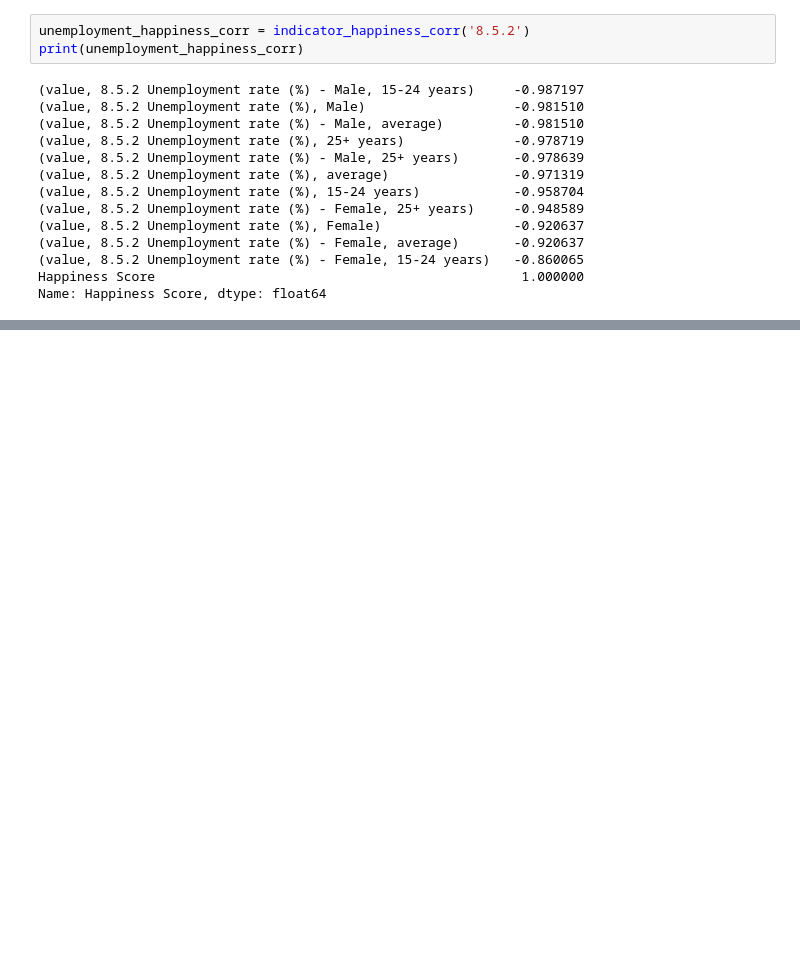
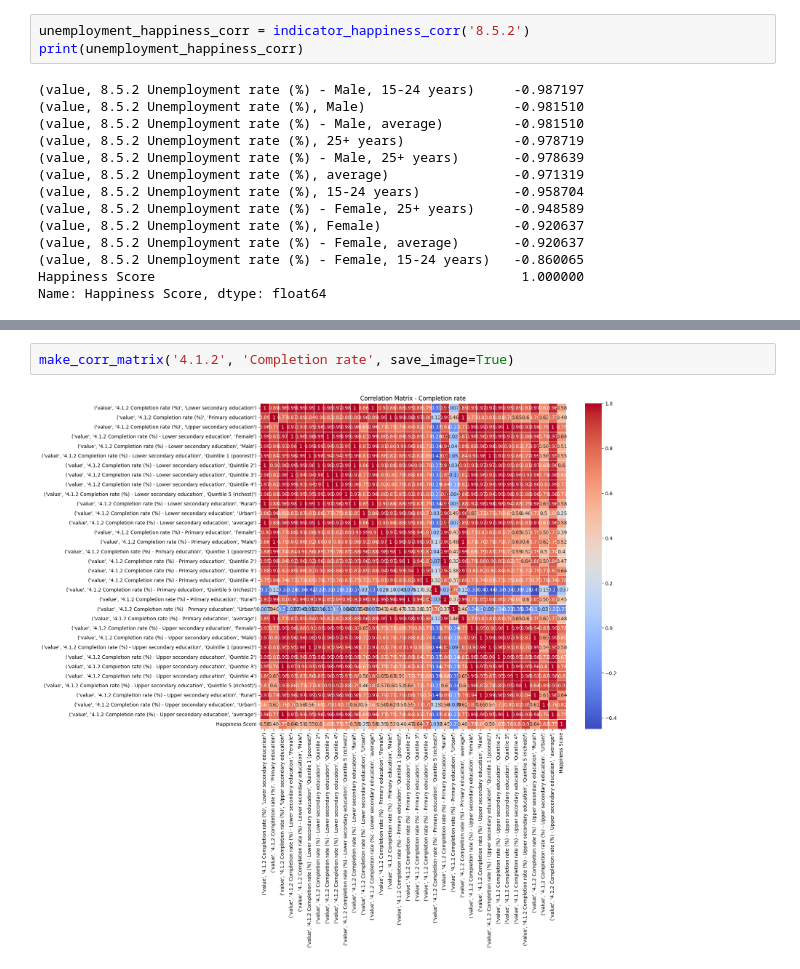
Before and after one commit to lboekestein/DWproject, a Jupyter notebook: src/dataexploring.ipynb, the cells around one changed output, grey strips where cells are left out. Cells and saved outputs as stored; diff of their text form; blank space fills up the shorter version.

```diff
--- a/src/dataexploring.ipynb
+++ b/src/dataexploring.ipynb
@@ -471,0 +497,4 @@ Name: Happiness Score, dtype: float64
+# %%
+make_corr_matrix('4.1.2', 'Completion rate', save_image=True)
+# %% [output]
+[figure, added]
```
Also changed, not shown: parts of 42 cells of this notebook, 1 other file.
